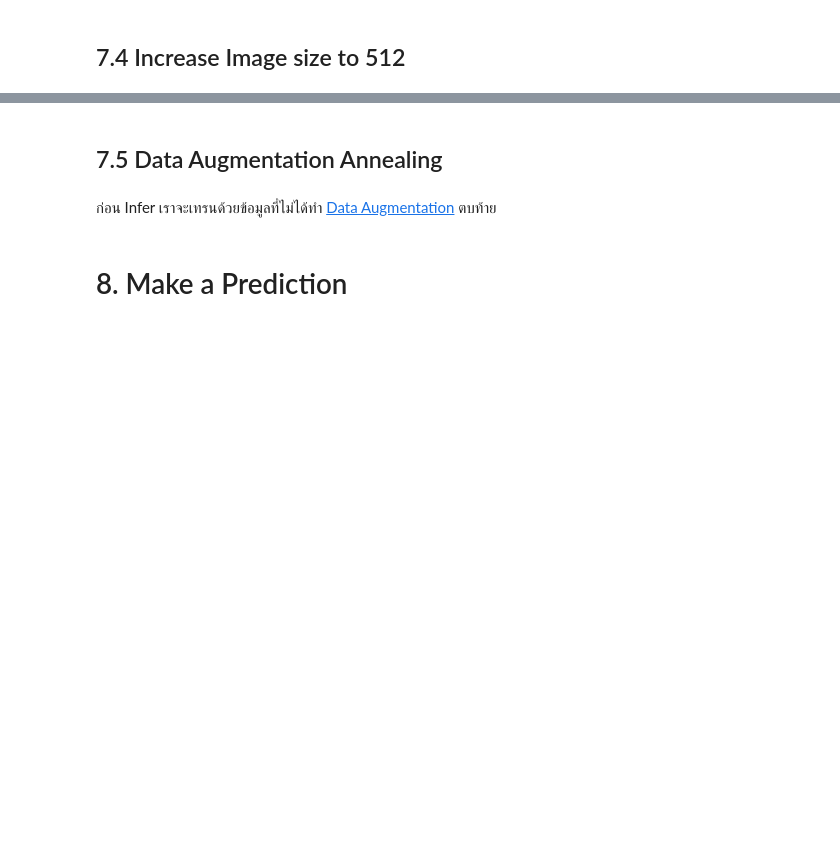
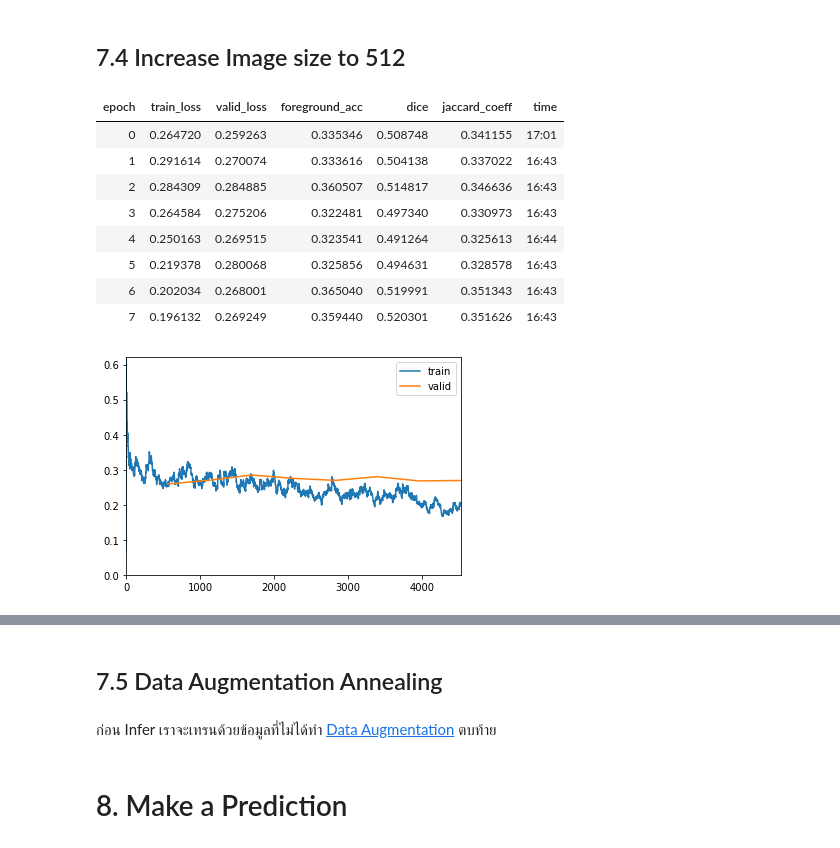
Before and after one commit to mrkcmd/bualabs, a Jupyter notebook: nbs/03c_image_segmentation_siim_acr_pneumothorax_fastai2.ipynb, the cells around one changed output, grey strips where cells are left out. Drawn from its saved outputs; the diff is of its cells as text; code cells hidden in the pictures; blank space fills up the shorter version.

```diff
--- a/nbs/03c_image_segmentation_siim_acr_pneumothorax_fastai2.ipynb
+++ b/nbs/03c_image_segmentation_siim_acr_pneumothorax_fastai2.ipynb
@@ -601,6 +798,17 @@ learn.freeze()
 # %%
 # learn.lr_find()
 # %%
-learn.fit_flat_cos(4, lr=slice(1e-4))
+learn.fit_flat_cos(8, lr=slice(1e-4))
 # learn.fit_one_cycle(8, lr_max=slice(3e-4), pct_start=0.8)
+# %% [output]
+| epoch | train_loss | valid_loss | foreground_acc | dice | jaccard_coeff | time |
+| 0 | 0.264720 | 0.259263 | 0.335346 | 0.508748 | 0.341155 | 17:01 |
+| 1 | 0.291614 | 0.270074 | 0.333616 | 0.504138 | 0.337022 | 16:43 |
+| 2 | 0.284309 | 0.284885 | 0.360507 | 0.514817 | 0.346636 | 16:43 |
+| 3 | 0.264584 | 0.275206 | 0.322481 | 0.497340 | 0.330973 | 16:43 |
+| 4 | 0.250163 | 0.269515 | 0.323541 | 0.491264 | 0.325613 | 16:44 |
+| 5 | 0.219378 | 0.280068 | 0.325856 | 0.494631 | 0.328578 | 16:43 |
+| 6 | 0.202034 | 0.268001 | 0.365040 | 0.519991 | 0.351343 | 16:43 |
+| 7 | 0.196132 | 0.269249 | 0.359440 | 0.520301 | 0.351626 | 16:43 |
+[figure, added]
 # %%
```
Also changed, not shown: parts of 28 cells of this notebook.
